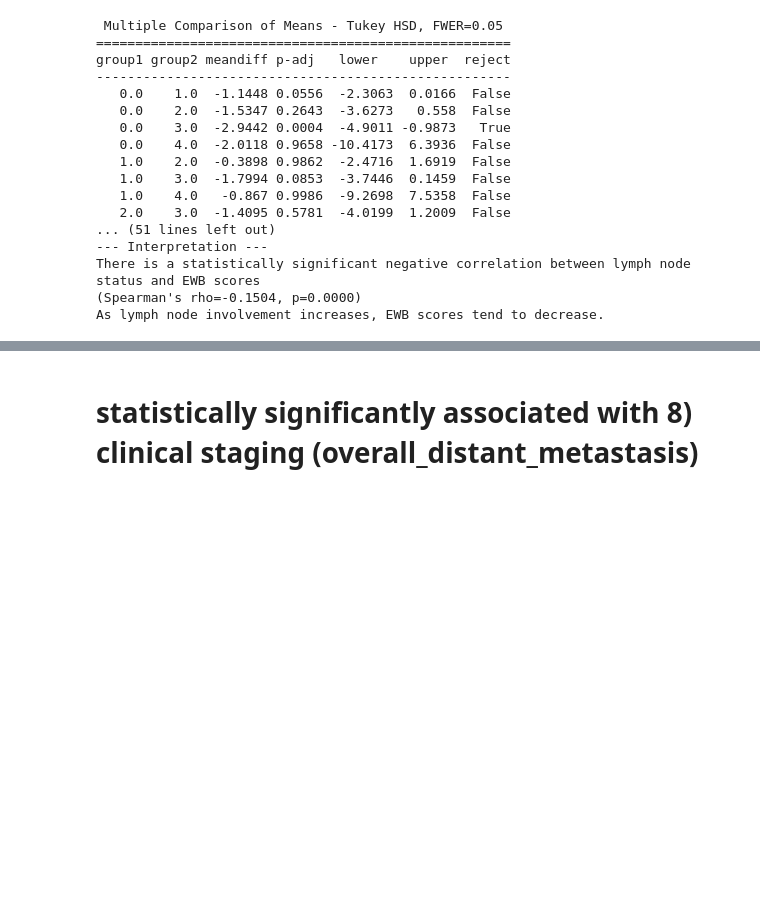
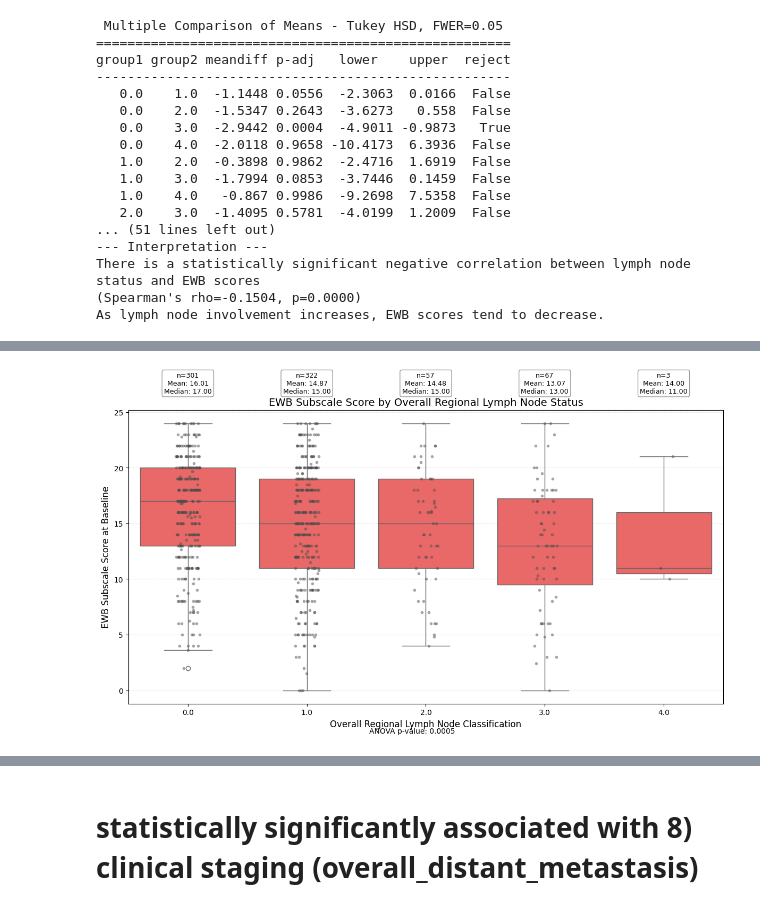
Before and after one commit to Crump-Lab/ESO_project, a Jupyter notebook: notebooks/ESO_ED_analysis_pre_n_baseline4.ipynb, the cells around one changed output, grey strips where cells are left out. Cells and saved outputs as stored; diff of their text form; code cells hidden in the pictures; blank space fills up the shorter version.

```diff
--- a/notebooks/ESO_ED_analysis_pre_n_baseline4.ipynb
+++ b/notebooks/ESO_ED_analysis_pre_n_baseline4.ipynb
@@ -1972 +2156,92 @@ plt.show()
 [figure]
+# %%
+
+# Create the boxplot
+plt.figure(figsize=(12, 7))
+
+# Use the same red color as before
+ax = sns.boxplot(x='overall_regional_ln', y='ewb_subscale_score_baseline', data=df, color="#FF5252")
+
+# Add individual data points with jitter for better visibility
+sns.stripplot(x='overall_regional_ln', y='ewb_subscale_score_baseline', data=df,
+              size=4, color='0.3', alpha=0.5, jitter=True)
+
+# Improve the appearance
+plt.title('EWB Subscale Score by Overall Regional Lymph Node Status', fontsize=14)
+plt.xlabel('Overall Regional Lymph Node Classification', fontsize=12)
+plt.ylabel('EWB Subscale Score at Baseline', fontsize=12)
+plt.grid(True, linestyle='--', alpha=0.3, axis='y')
+
+# Get the x-coordinates of the boxes
+box_positions = ax.get_xticks()
+
+# Calculate and display summary statistics for each classification
+node_classes = sorted(df['overall_regional_ln'].unique())
+y_max = df['ewb_subscale_score_baseline'].max()
+
+for i, node_class in enumerate(node_classes):
+    subset = df[df['overall_regional_ln'] == node_class]['ewb_subscale_score_baseline']
+    if not subset.empty:
+        mean_val = subset.mean()
+        median_val = subset.median()
+        count = len(subset)
+
+        # Position the text boxes higher up
+        ax.annotate(f'n={count}\nMean: {mean_val:.2f}\nMedian: {median_val:.2f}',
+                   xy=(box_positions[i], y_max + 1),  # Move higher up (increased y-value)
+                   xytext=(box_positions[i], y_max + 2.7),
+                   ha='center', fontsize=9,
+                   bbox=dict(boxstyle="round,pad=0.3", fc="white", ec="gray", alpha=0.8))
+
+# Perform statistical test (ANOVA) if there are more than 2 groups
+if len(node_classes) > 2:
+    groups = [df[df['overall_regional_ln'] == n]['ewb_subscale_score_baseline'].dropna() for n in node_classes]
+    groups = [g for g in groups if len(g) > 0]  # Remove empty groups
+    if len(groups) > 1:
+        f_stat, p_value = stats.f_oneway(*groups)
+        plt.figtext(0.5, 0.01, f'ANOVA p-value: {p_value:.4f}', ha='center', fontsize=10)
+
+plt.tight_layout()
+
+# Create a bar chart showing mean EWB scores by lymph node status
+plt.figure(figsize=(10, 6))
+
+# Calculate mean EWB score for each lymph node classification
+mean_scores = df.groupby('overall_regional_ln')['ewb_subscale_score_baseline'].mean().reset_index()
+std_scores = df.groupby('overall_regional_ln')['ewb_subscale_score_baseline'].std().reset_index()
+count_scores = df.groupby('overall_regional_ln').size().reset_index(name='count')
+
+# Merge data
+plot_data = pd.merge(mean_scores, std_scores, on='overall_regional_ln', suffixes=('_mean', '_std'))
+plot_data = pd.merge(plot_data, count_scores, on='overall_regional_ln')
+
+# Create bar chart with error bars - also using red color
+plt.bar(plot_data['overall_regional_ln'], plot_data['ewb_subscale_score_baseline_mean'],
+        yerr=plot_data['ewb_subscale_score_baseline_std'], capsize=5,
+        color='#FF5252', edgecolor='black', alpha=0.7)
+
+# Find the maximum y position needed to place all labels at the same height
+max_y_pos = max(row['ewb_subscale_score_baseline_mean'] + row['ewb_subscale_score_baseline_std'] for _, row in plot_data.iterrows())
+# Add 3.0 to ensure all labels are above the error bars
+y_position = max_y_pos + 3.0
+
+# Add data labels all positioned at the same height
+for i, row in plot_data.iterrows():
+    plt.text(row['overall_regional_ln'],
+             y_position,  # All labels at the same y-position
+             f'n={row["count"]}\n{row["ewb_subscale_score_baseline_mean"]:.2f}±{row["ewb_subscale_score_baseline_std"]:.2f}',
+             ha='center', va='bottom', fontsize=9)
+
+plt.title('Mean EWB Subscale Score by Overall Regional Lymph Node Status', fontsize=14)
+plt.xlabel('Overall Regional Lymph Node Classification', fontsize=12)
+plt.ylabel('Mean EWB Subscale Score at Baseline', fontsize=12)
+plt.grid(True, linestyle='--', alpha=0.3, axis='y')
+plt.xticks(node_classes)
+
+# Adjust the y-axis limit to make room for the labels
+plt.ylim(0, y_position + 5)  # Add extra space for the labels
+
+plt.tight_layout()
+plt.show()
+# %% [output]
+[figure, added]
```
Also changed, not shown: parts of 10 cells of this notebook.
